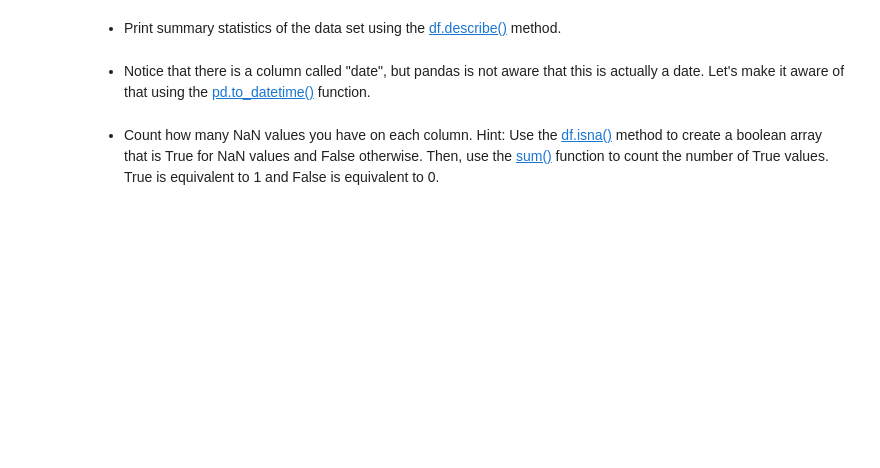
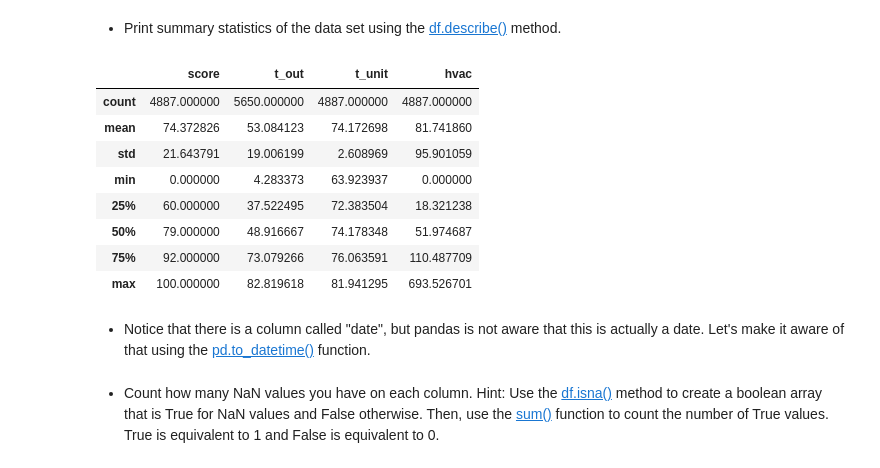
Before and after one commit to naray130/ME-239-HW, a Jupyter notebook: lecture03/homework_03.ipynb, the cells around one changed output. Drawn from its saved outputs; the diff is of its cells as text; code cells hidden in the pictures; blank space fills up the shorter version.

```diff
--- a/lecture03/homework_03.ipynb
+++ b/lecture03/homework_03.ipynb
@@ -175,6 +213,18 @@ Answer the following questions.
 + Print summary statistics of the data set using the [df.describe()](https://pandas.pydata.org/docs/reference/api/pandas.DataFrame.describe.html) method.
 # %%
 # Your code here
+
+df.describe()
+# %% [output]
+|  | score | t_out | t_unit | hvac |
+| count | 4887.000000 | 5650.000000 | 4887.000000 | 4887.000000 |
+| mean | 74.372826 | 53.084123 | 74.172698 | 81.741860 |
+| std | 21.643791 | 19.006199 | 2.608969 | 95.901059 |
+| min | 0.000000 | 4.283373 | 63.923937 | 0.000000 |
+| 25% | 60.000000 | 37.522495 | 72.383504 | 18.321238 |
+| 50% | 79.000000 | 48.916667 | 74.178348 | 51.974687 |
+| 75% | 92.000000 | 73.079266 | 76.063591 | 110.487709 |
+| max | 100.000000 | 82.819618 | 81.941295 | 693.526701 |
 # %% [markdown]
 + Notice that there is a column called "date", but pandas is not aware that this is actually a date.
 Let's make it aware of that using the [pd.to_datetime()](https://pandas.pydata.org/docs/reference/api/pandas.to_datetime.html) function.
```
Also changed, not shown: parts of 7 cells of this notebook.
